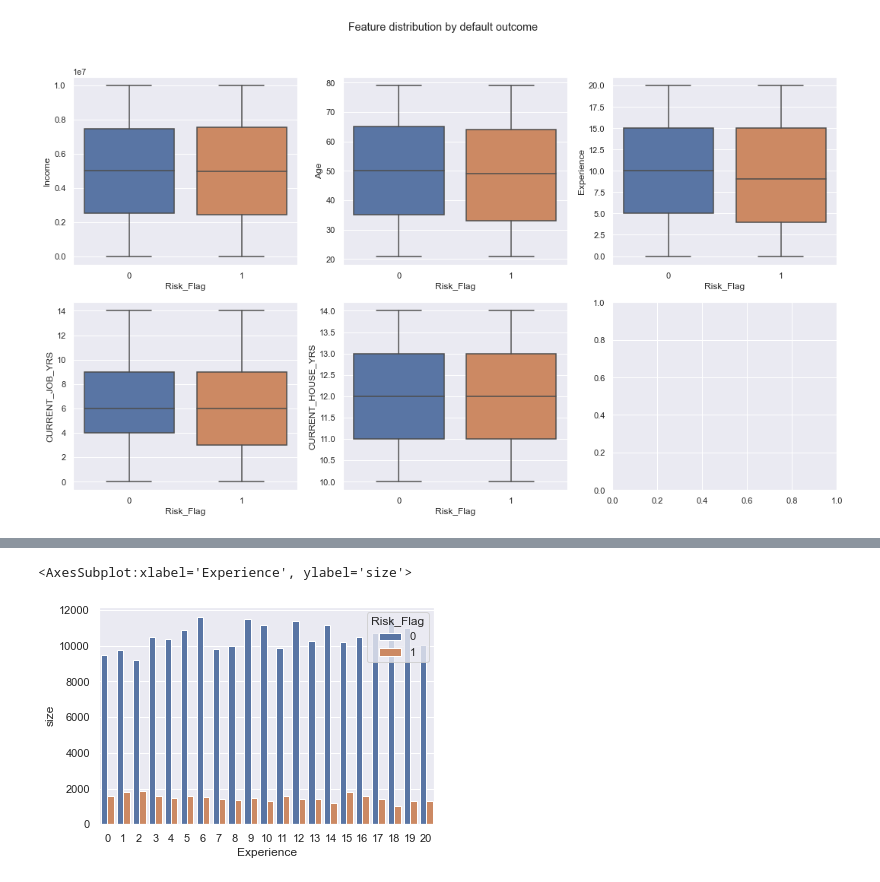
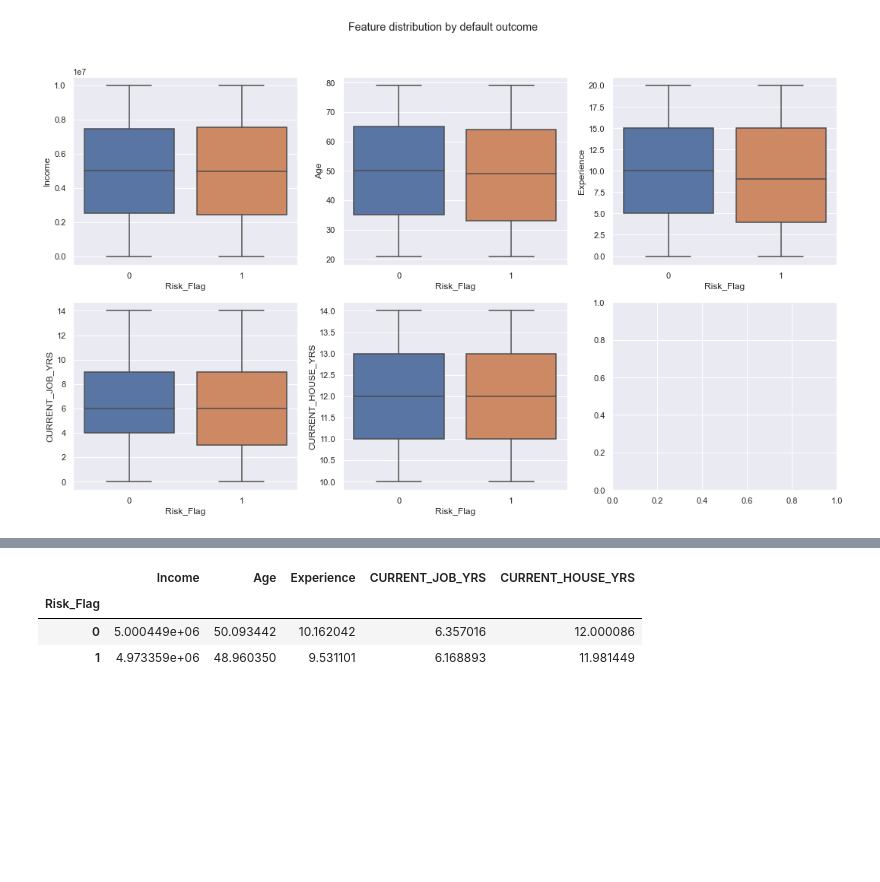
Before and after one commit to ilanGrynszpan/Loan-Customer-Behavior---kaggle, a Jupyter notebook: LoanCustomerBehavior.ipynb, the cells around one changed output, grey strips where cells are left out. Saved outputs shown, nothing was run; the diff lists cells and outputs as text; code cells hidden in the pictures; blank space fills up the shorter version.

```diff
--- a/LoanCustomerBehavior.ipynb
+++ b/LoanCustomerBehavior.ipynb
@@ -361,18 +342,7 @@ for feature_number in range(0, len(numeric_train_data.columns)):
-# %%
-risk_by_experience = train_data[['Experience', 'Risk_Flag']]\
-    .groupby(['Experience', 'Risk_Flag'])\
-        .size()\
-            .reset_index()\
-                .rename(columns = {0:"size"})
-
-
-#risk_by_experience
-sns.barplot(
-        data = risk_by_experience,
-        x = "Experience",
-        y = "size",
-        hue = "Risk_Flag"
-        )
-# %% [output]
-<AxesSubplot:xlabel='Experience', ylabel='size'>
-[figure, removed]
+# %%
+train_data.groupby('Risk_Flag').mean().drop('Id', axis=1)
+# %% [output]
+|  | Income | Age | Experience | CURRENT_JOB_YRS | CURRENT_HOUSE_YRS |
+| Risk_Flag |  |  |  |  |  |
+| 0 | 5.000449e+06 | 50.093442 | 10.162042 | 6.357016 | 12.000086 |
+| 1 | 4.973359e+06 | 48.960350 | 9.531101 | 6.168893 | 11.981449 |
```
Also changed, not shown: parts of 16 cells of this notebook.
